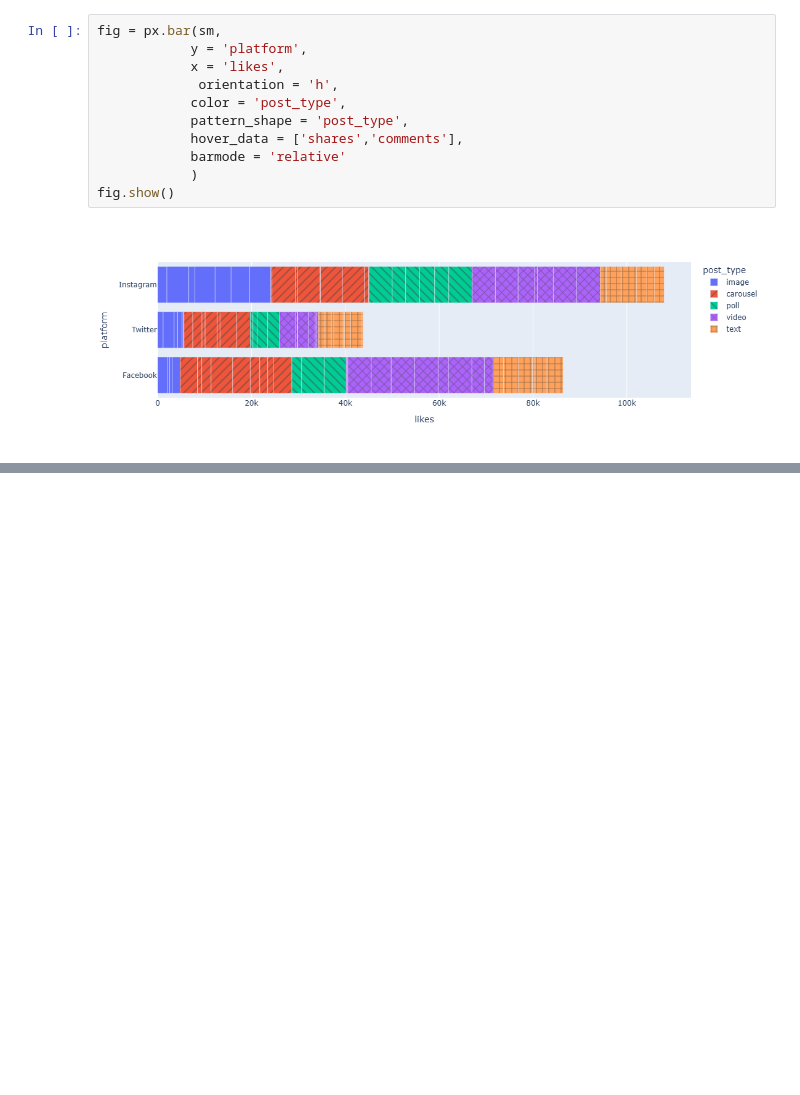
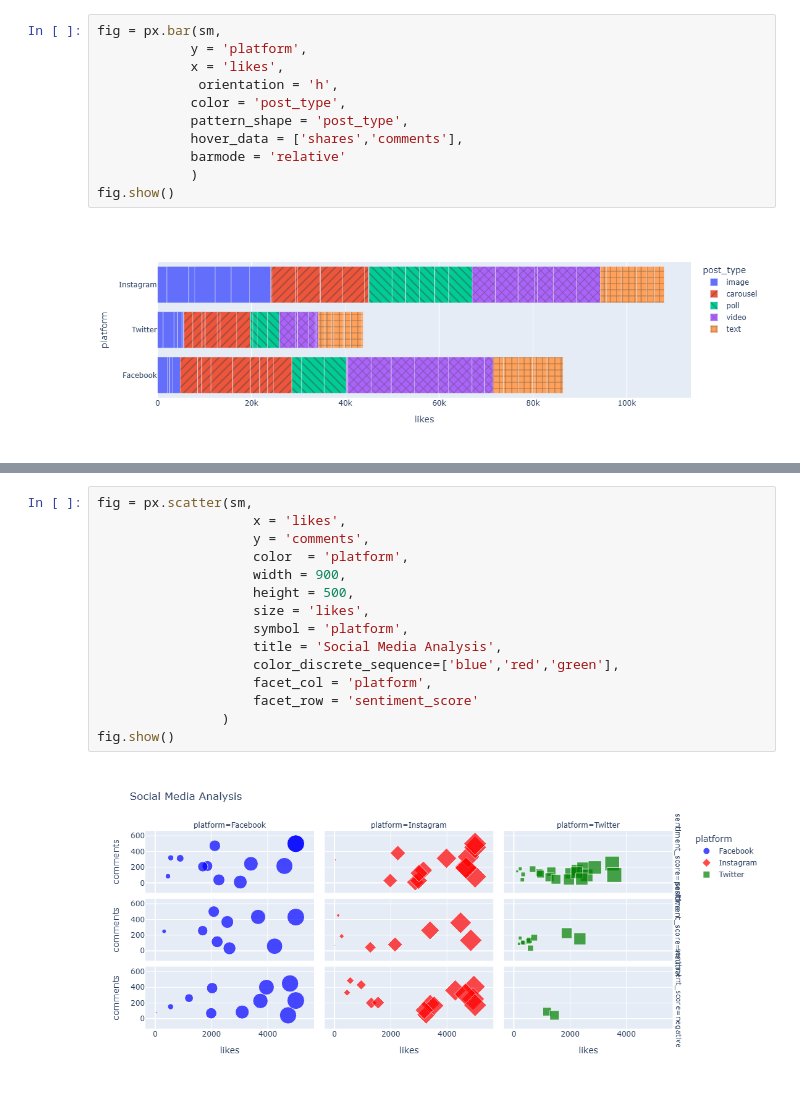
Before and after one commit to meet-senjaliya/Pythone_Jp, a Jupyter notebook: Sem_4/Ch_2.ipynb, the cells around one changed output, grey strips where cells are left out. Drawn from its saved outputs; the diff is of its cells as text; blank space fills up the shorter version.

```diff
--- a/Sem_4/Ch_2.ipynb
+++ b/Sem_4/Ch_2.ipynb
@@ -431,0 +467,17 @@ fig.show()
+# %%
+fig = px.scatter(sm,
+                    x = 'likes',
+                    y = 'comments',
+                    color  = 'platform',
+                    width = 900,
+                    height = 500,
+                    size = 'likes',
+                    symbol = 'platform',
+                    title = 'Social Media Analysis',
+                    color_discrete_sequence=['blue','red','green'],
+                    facet_col = 'platform',
+                    facet_row = 'sentiment_score'
+                )
+fig.show()
+# %% [output]
+[figure, added]
```
Also changed, not shown: parts of 13 cells of this notebook, 4 other files.
